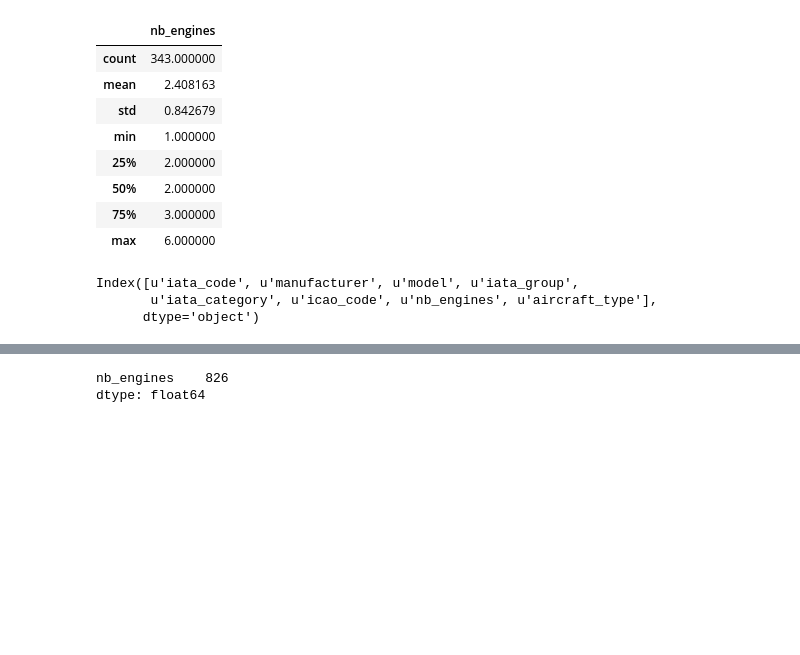
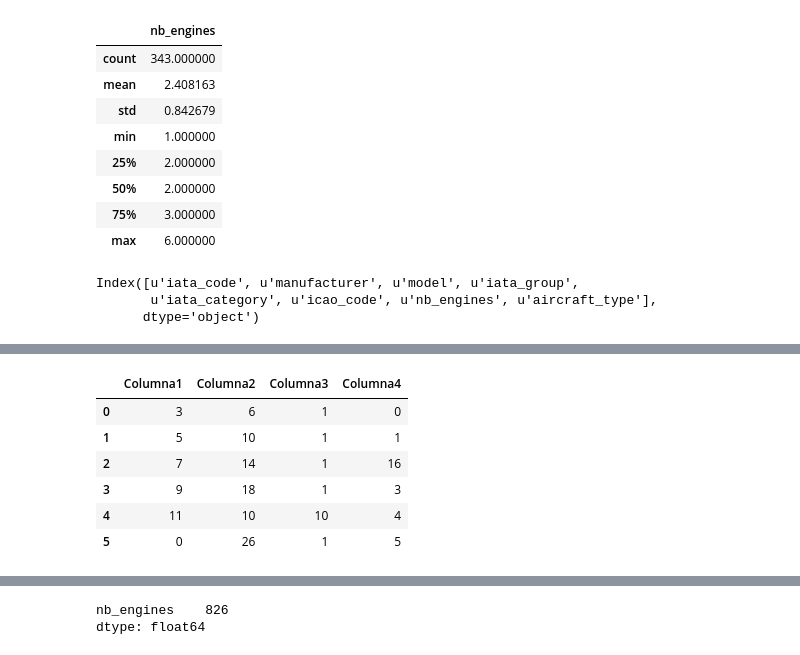
Before and after one commit to arrpak/Master-in-Data-Science-1, a Jupyter notebook: Session_08_Python/pandas_getting_started_01.ipynb, the cells around one changed output, grey strips where cells are left out. Cells and saved outputs as stored; diff of their text form; code cells hidden in the pictures; blank space fills up the shorter version.

```diff
--- a/Session_08_Python/pandas_getting_started_01.ipynb
+++ b/Session_08_Python/pandas_getting_started_01.ipynb
@@ -780,6 +782,19 @@ aircraftdf.sort("nb_engines",ascending=False).head(10)
 | 302 | DH7 | De Havilland Canada | DHC-7 Dash 7 | DH7 | 4T | DHC7 | 4 | T |
 | 274 | D8X | Douglas | DC-8-61 / 62 / 63 Freighter | D8F | 4J | DC86 | 4 | J |
 | 275 | D8Y | Douglas | DC-8-71 / 72 / 73 Freighter | D8F | 4J | DC87 | 4 | J |
+# %%
+dataframe1['Columna4'][2]=16
+dataframe1['Columna3'][4]=10
+dataframe1['Columna1'][5]=0
+dataframe1
+# %% [output]
+|  | Columna1 | Columna2 | Columna3 | Columna4 |
+| 0 | 3 | 6 | 1 | 0 |
+| 1 | 5 | 10 | 1 | 1 |
+| 2 | 7 | 14 | 1 | 16 |
+| 3 | 9 | 18 | 1 | 3 |
+| 4 | 11 | 10 | 10 | 4 |
+| 5 | 0 | 26 | 1 | 5 |
 # %%
 dataframe1.rank()
 # %% [output]
```
Also changed, not shown: parts of 17 cells of this notebook.
